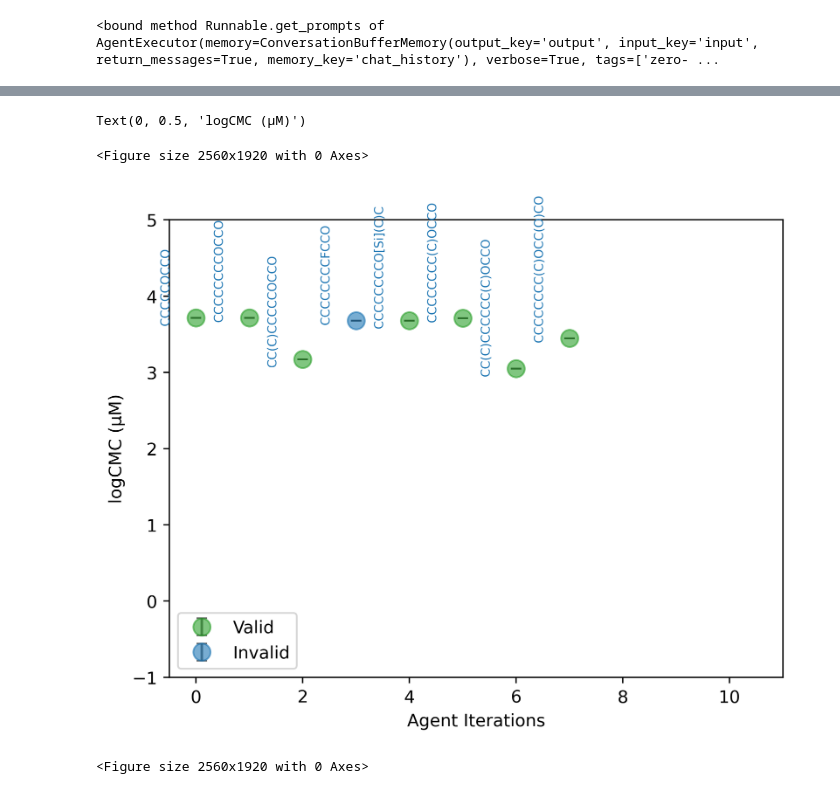
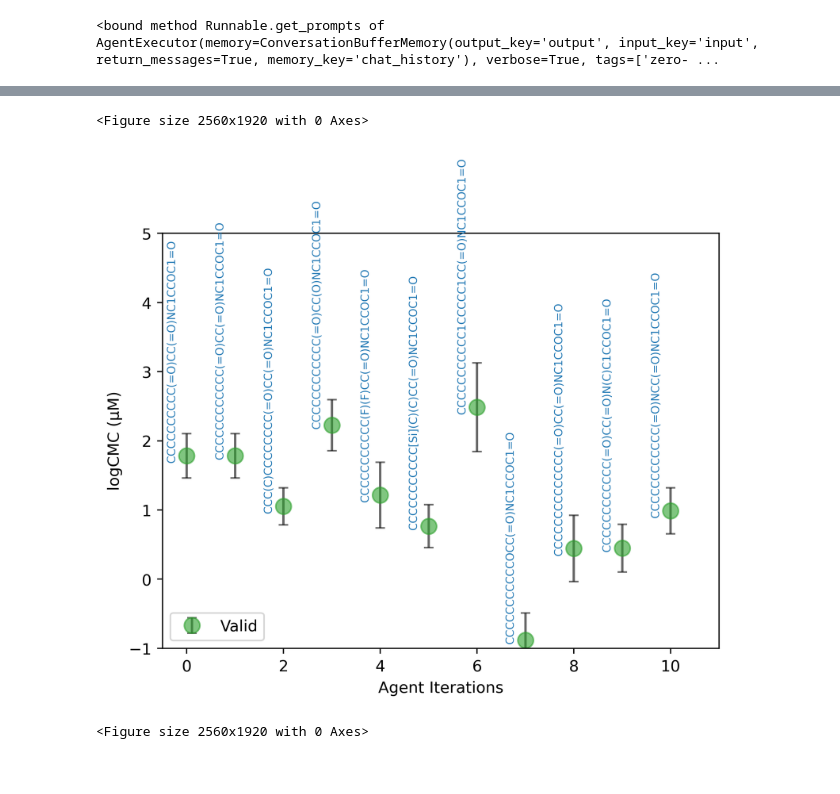
Before and after one commit to mehradans92/dZiner, a Jupyter notebook: examples/2.surfactant-cmc.ipynb, the cells around one changed output, grey strips where cells are left out. Drawn from its saved outputs; the diff is of its cells as text; code cells hidden in the pictures.

```diff
--- a/examples/2.surfactant-cmc.ipynb
+++ b/examples/2.surfactant-cmc.ipynb
@@ -61,7 +79,7 @@ def lookup_papers(prompt):
     It also includes information on the paper citation or DOI.
     '''
     guide_lines = []
-    for m in range(3):
+    for m in range(6):
         text_splitter = CharacterTextSplitter(
             chunk_size=500, chunk_overlap=20)
         paper_file =f'../data/papers/CMC/{m}.pdf'
@@ -287,7 +165,7 @@ FORMAT_INSTRUCTIONS.format(tool_names="{tool_names}")
 # %%
 # from dziner.agents import dZiner
 agent = dZiner(tools, property="Critical Micelle Concentration (CMC)",
-               model='gpt-4o', verbose=True, n_design_iterations=10, temp=0.1,
+               model='gpt-4o', verbose=True, n_design_iterations=10, temp=0.2,
               suffix=suffix, prefix=prefix, format_instructions=FORMAT_INSTRUCTIONS).agent
 
 agent.get_prompts
@@ -310,7 +188,7 @@ for step in agent.iter(input_data):
         if output := step.get("intermediate_step"):
             action, value = output[0]
             if action.tool == "predict_cmc":
-                current_cmc = value  # Capture the predicted CMC value
+                mean_cmc, std_cmc = value  # Capture the predicted CMC value and the error on prediction
             elif action.tool == "check_validity":
                 current_feasibility, current_smiles = value
                 current_smiles = current_smiles.strip()  # Remove any trailing newline characters
@@ -319,7 +197,9 @@ for step in agent.iter(input_data):
                         'data': {
                             'SMILES': current_smiles,
                             'Chemical Feasibility': current_feasibility,
-                            'CMC': current_cmc,
+                            'mean CMC': mean_cmc,
+                            'std CMC': std_cmc
+
                         }
                     })
                 iteration += 1
@@ -334,6 +214,10 @@ for step in agent.iter(input_data):
         #         }
         #     })
         #     iteration += 1
+        # Ask user if they want to continue
+        #             # _continue = input("Should the agent continue (Y/n)?:\n") or "Y"
+        #             # if _continue.lower() != "y":
+        #             #     break
     cost += cb.total_cost
 # %% [output]
 > Entering new AgentExecutor chain...
@@ -554,44 +267,43 @@ with open(f"../results/CMC/{iteration_data[0]['data']['SMILES']}_guided.json", "
 import matplotlib.pyplot as plt
 
 iterations = [item['iteration'] for item in iteration_data]
-mean_cmcs = [item['data']['CMC'] for item in iteration_data]
-# std_band_gaps = [item['data']['STD CMC'] for item in iteration_data]
+mean_cmcs = [item['data']['mean CMC'] for item in iteration_data]
+std_cmc = [item['data']['std CMC'] for item in iteration_data]
 smiles_labels = [item['data']['SMILES'] for item in iteration_data]
 chemical_feasibilities = [item['data']['Chemical Feasibility'] for item in iteration_data]
 
 plt.figure(dpi=400)
 
 colors = ['C2' if feas == 'Valid' else 'C0' for feas in chemical_feasibilities]
 
 # Plot with error bars and color-coded points
 plt.figure(dpi=400)
-for i, (x, y, yerr, color) in enumerate(zip(iterations, mean_cmcs, np.zeros(len(mean_cmcs)), colors)):
+for i, (x, y, yerr, color) in enumerate(zip(iterations, mean_cmcs, std_cmc, colors)):
     plt.errorbar(x, y, yerr=yerr, fmt='o', color=color, ecolor='k', capsize=3,
                  linestyle='None', alpha=0.6, markersize=10, label=chemical_feasibilities[i])
 
 
 
 vertical_offsets = [(-10 + 5 * (i % 2)) for i in range(len(iterations))]  # Alternating vertical offsets
 
 for x, y, label, offset in zip(iterations, mean_cmcs, smiles_labels, vertical_offsets):
     plt.text(x-0.2, y + offset/100, label, verticalalignment='bottom', horizontalalignment='right', fontsize=7, color='C0', rotation=90)
 
 ax=plt.gca()
 handles, labels = ax.get_legend_handles_labels()
 by_label = dict(zip(labels, handles))
 
 plt.legend(by_label.values(), by_label.keys(), loc="lower left")
 
 plt.xlabel('Agent Iterations')
 plt.xlim([-0.5,11])
 plt.ylim([-1, 5])
 plt.ylabel('logCMC (μM)')
 
-# plt.savefig(f"../results/{iteration_data[0]['data']['SMILES']}_guided.png")
+plt.savefig(f"../results/{iteration_data[0]['data']['SMILES']}_guided.png")
 # %% [output]
-Text(0, 0.5, 'logCMC (μM)')
+<Figure size 2560x1920 with 0 Axes>
-<Figure size 2560x1920 with 0 Axes>
-[figure, old version]
+[figure, new version]
 # %%
 ## Plotting sequntially for presentation purposes
 
```
Also changed, not shown: parts of 13 cells of this notebook, 2 other files.
